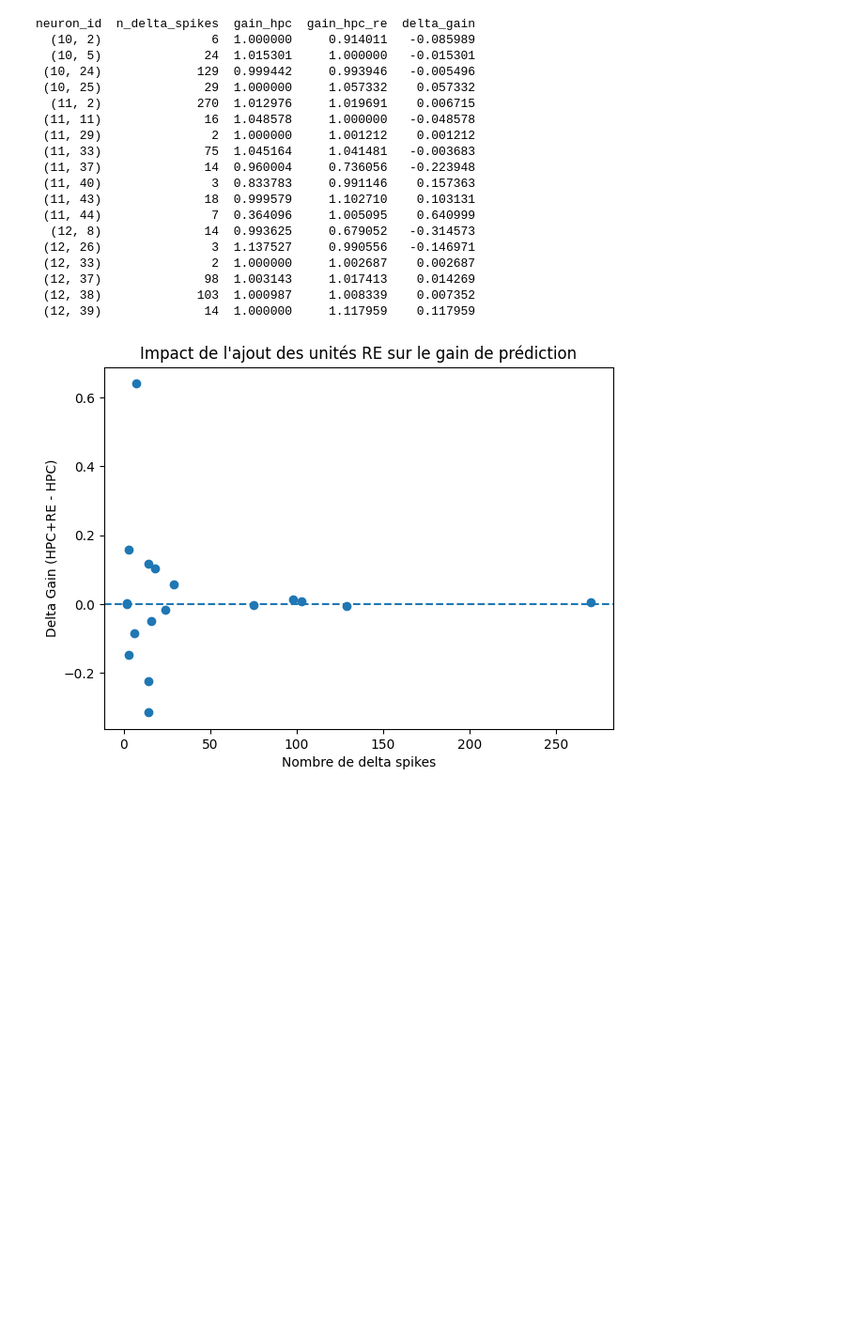
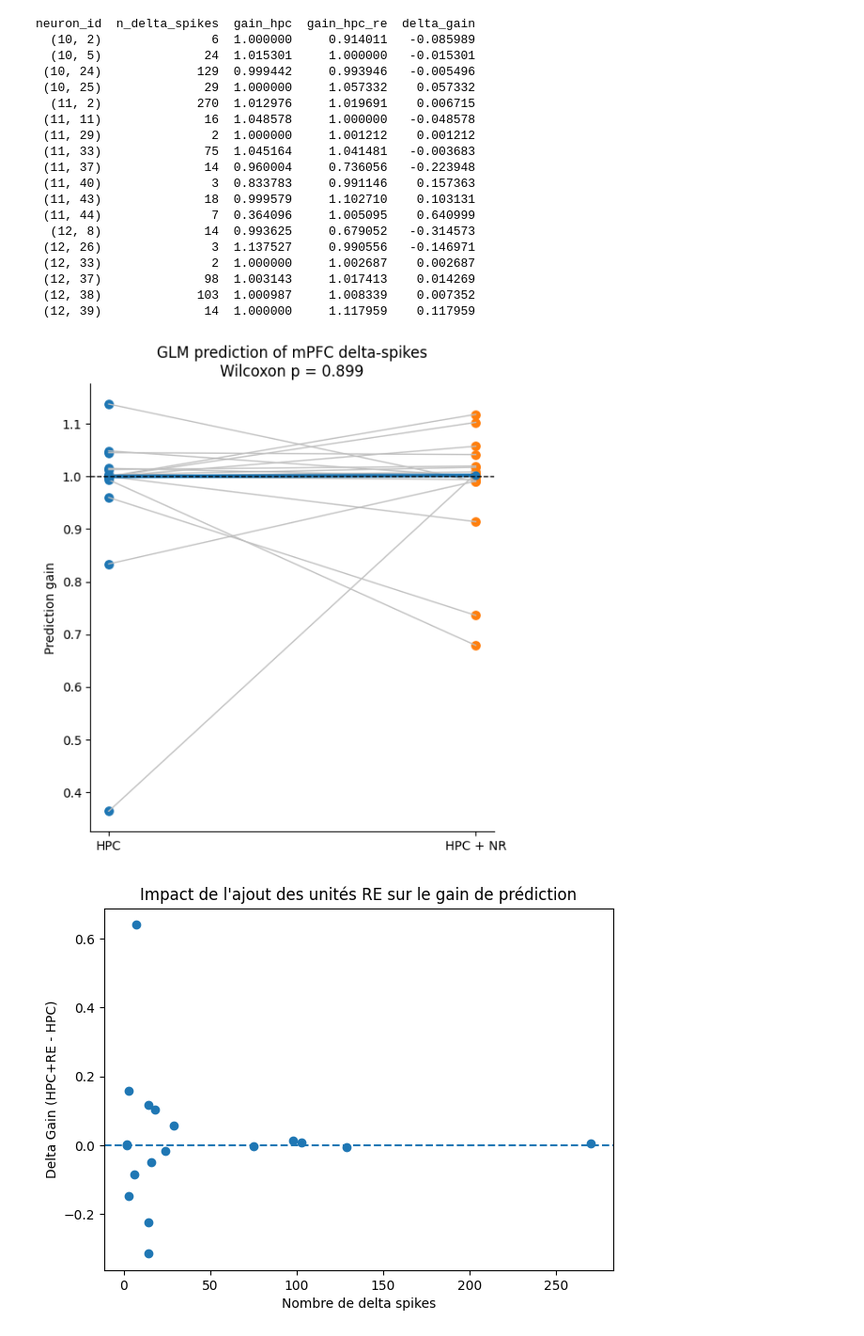
Before and after one commit to laura-marin3/Projet_final, a Jupyter notebook: scripts/Projet.ipynb, the cells around one changed output. Shown at 94% size. Cells and saved outputs as stored; diff of their text form; code cells hidden in the pictures; blank space fills up the shorter version.

```diff
--- a/scripts/Projet.ipynb
+++ b/scripts/Projet.ipynb
@@ -990,6 +1026,63 @@ neuron_id  n_delta_spikes  gain_hpc  gain_hpc_re  delta_gain
  (12, 37)              98  1.003143     1.017413    0.014269
  (12, 38)             103  1.000987     1.008339    0.007352
  (12, 39)              14  1.000000     1.117959    0.117959
+# %%
+glm_hpc = comparison["gain_hpc"].values
+glm_hpc_nr = comparison["gain_hpc_re"].values
+
+stat, p_glm = wilcoxon(glm_hpc, glm_hpc_nr)
+
+fig, ax = plt.subplots(figsize=(5.5, 6))
+
+for i in range(len(glm_hpc)):
+    ax.plot(
+        [0, 1],
+        [glm_hpc[i], glm_hpc_nr[i]],
+        color="0.75",
+        linewidth=1
+    )
+
+ax.scatter(
+    np.zeros(len(glm_hpc)),
+    glm_hpc,
+    s=45
+)
+
+ax.scatter(
+    np.ones(len(glm_hpc)),
+    glm_hpc_nr,
+    s=45
+)
+
+ax.plot(
+    [0, 1],
+    [np.median(glm_hpc), np.median(glm_hpc_nr)],
+    linewidth=3,
+    marker="o"
+)
+
+ax.axhline(
+    1,
+    linestyle="--",
+    color="black",
+    linewidth=1
+)
+
+ax.set_xticks([0, 1])
+ax.set_xticklabels(["HPC", "HPC + NR"])
+
+ax.set_ylabel("Prediction gain")
+ax.set_title(
+    f"GLM prediction of mPFC delta-spikes\nWilcoxon p = {p_glm:.3f}"
+)
+
+ax.spines["top"].set_visible(False)
+ax.spines["right"].set_visible(False)
+
+plt.tight_layout()
+plt.show()
+# %% [output]
+[figure, added]
 # %%
 plt.figure(figsize=(7,5))
 
```
Also changed, not shown: parts of 10 cells of this notebook.
